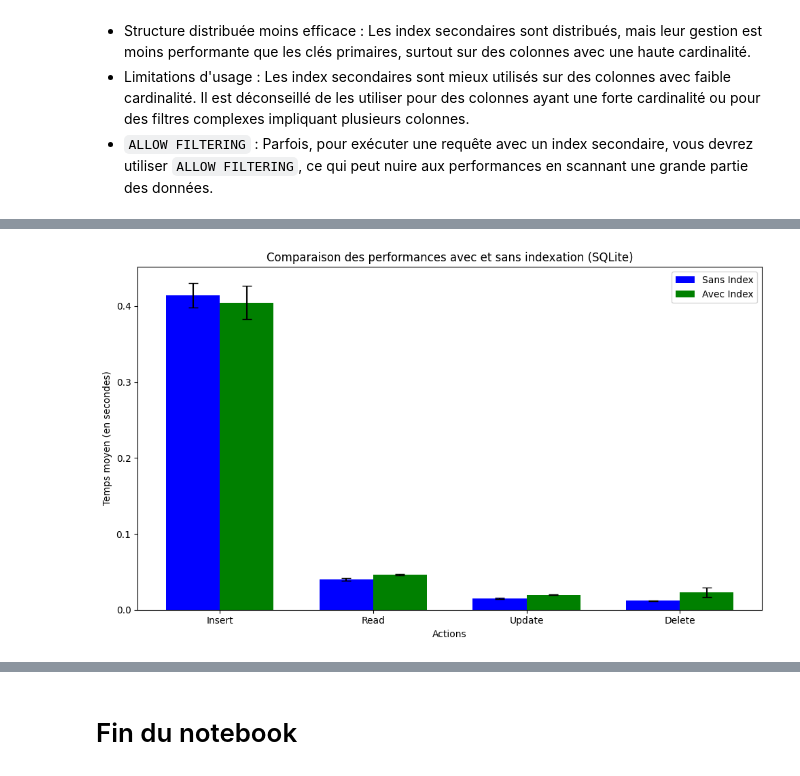
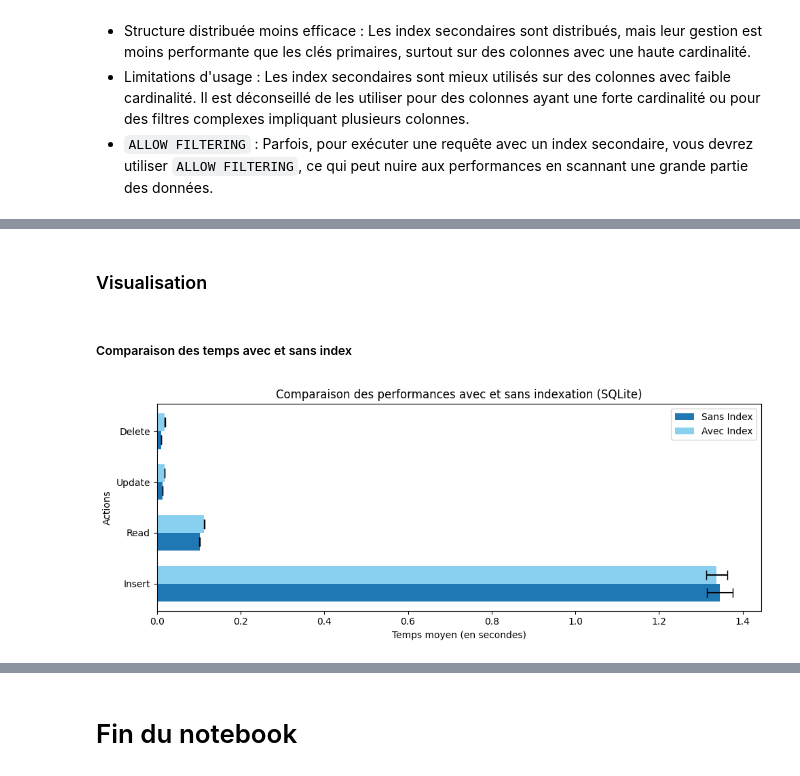
Before and after one commit to charlottekruzic/database-performance-comparison, a Jupyter notebook: notebook.ipynb, the cells around one changed output, grey strips where cells are left out. Drawn from its saved outputs; the diff is of its cells as text; code cells hidden in the pictures.

```diff
--- a/notebook.ipynb
+++ b/notebook.ipynb
@@ -1890,35 +2239,39 @@ InvalidRequest: Error from server: code=2200 [Invalid query] message="Some parti
+# %% [markdown]
+### Visualisation
+# %% [markdown]
+##### Comparaison des temps avec et sans index
 # %%
 actions = ['Insert', 'Read', 'Update', 'Delete']
 
-mean_without_index = [create_sqlite_massive_mean, read_sqlite_massive_mean,
-                      update_sqlite_massive_mean, delete_sqlite_massive_mean]
-mean_with_index = [create_sqlite_massive_mean_index, read_sqlite_massive_mean_index,
-                   update_sqlite_massive_mean_index, delete_sqlite_massive_mean_index]
+mean_without_index = [create_sqlite_massive_mean_time, read_sqlite_massive_mean_time,
+                      update_sqlite_massive_mean_time, delete_sqlite_massive_mean_time]
+mean_with_index = [create_sqlite_massive_mean_time_index, read_sqlite_massive_mean_time_index,
+                   update_sqlite_massive_mean_time_index, delete_sqlite_massive_mean_time_index]
 
-std_without_index = [create_sqlite_massive_std, read_sqlite_massive_std,
-                     update_sqlite_massive_std, delete_sqlite_massive_std]
-std_with_index = [create_sqlite_massive_std_index, read_sqlite_massive_std_index,
-                  update_sqlite_massive_std_index, delete_sqlite_massive_std_index]
+std_without_index = [create_sqlite_massive_std_time, read_sqlite_massive_std_time,
+                     update_sqlite_massive_std_time, delete_sqlite_massive_std_time]
+std_with_index = [create_sqlite_massive_std_time_index, read_sqlite_massive_std_time_index,
+                  update_sqlite_massive_std_time_index, delete_sqlite_massive_std_time_index]
 
 x = np.arange(len(actions))
 width = 0.35
 
-fig, ax = plt.subplots(figsize=(10, 6))
+fig, ax = plt.subplots(figsize=(10, 4))
 
-bars1 = ax.bar(x - width/2, mean_without_index, width, yerr=std_without_index, label='Sans Index', color='b', capsize=5)
-bars2 = ax.bar(x + width/2, mean_with_index, width, yerr=std_with_index, label='Avec Index', color='g', capsize=5)
+bars1 = ax.barh(x - width/2, mean_without_index, height=width, xerr=std_without_index, label='Sans Index', capsize=5, color='tab:blue')
+bars2 = ax.barh(x + width/2, mean_with_index, height=width, xerr=std_with_index, label='Avec Index', capsize=5, color='#89CFF0')
 
-ax.set_xlabel('Actions')
-ax.set_ylabel('Temps moyen (en secondes)')
+ax.set_ylabel('Actions')
+ax.set_xlabel('Temps moyen (en secondes)')
 ax.set_title('Comparaison des performances avec et sans indexation (SQLite)')
-ax.set_xticks(x)
-ax.set_xticklabels(actions)
+ax.set_yticks(x)
+ax.set_yticklabels(actions)
 ax.legend()
 
 plt.tight_layout()
 plt.show()
 # %% [output]
-[figure, old version]
+[figure, new version]
 # %%
 actions = ['Insert', 'Read', 'Update', 'Delete']
 
```
Also changed, not shown: parts of 69 cells of this notebook, 2 other files.
